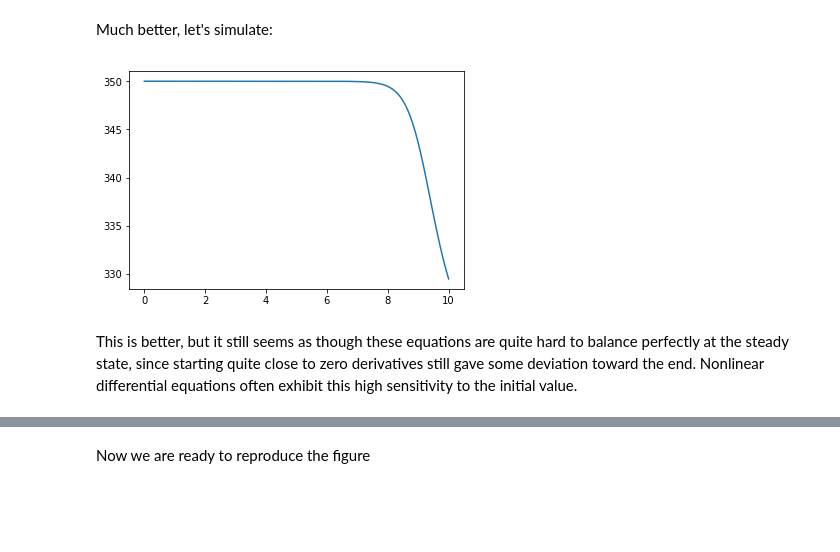
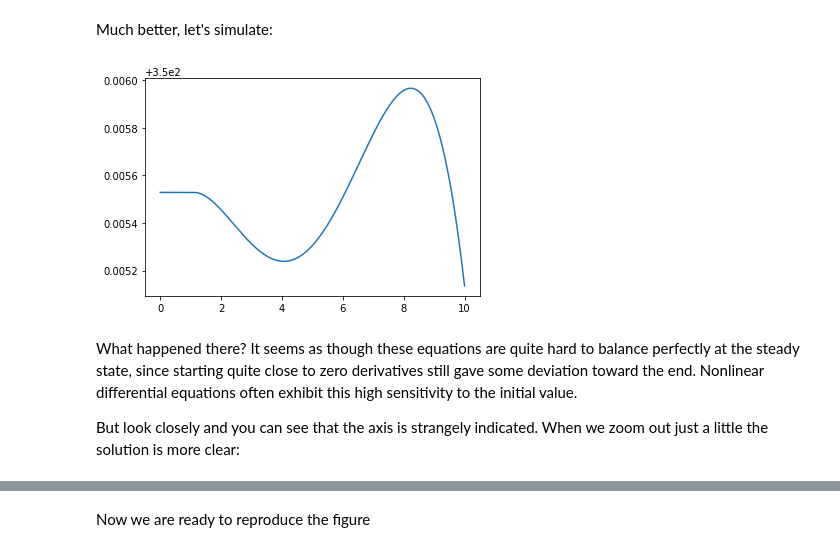
Before and after one commit to alchemyst/Dynamics-and-Control, a Jupyter notebook: 1_Dynamics/2_Time_domain_simulation/Nonlinear CSTR.ipynb, the cells around one changed output, grey strips where cells are left out. Cells and saved outputs as stored; diff of their text form; code cells hidden in the pictures; blank space fills up the shorter version.

Commit message:
Move CSTR simulation to solve_ivp

```diff
--- a/1_Dynamics/2_Time_domain_simulation/Nonlinear CSTR.ipynb
+++ b/1_Dynamics/2_Time_domain_simulation/Nonlinear CSTR.ipynb
@@ -48,7 +48,7 @@ T0 = 350  # K
 # %% [markdown]
 We define the function to calculate the derivatives here.
 # %%
-def intsys(x, t):
+def intsys(t, x):
     cA, T = x
     k = k0*numpy.exp(-E_over_R/T)
     w = q*rho
@@ -75,5 +72,0 @@ t = numpy.linspace(0, 10, 1000)
-# %%
-r = scipy.integrate.odeint(intsys, x0, t)
-cA, T = r.T
-plt.plot(t, T)
-plt.show()
@@ -81,0 +73,7 @@ plt.show()
+# %%
+tspan = (0, 10)
+t = numpy.linspace(*tspan, 1000)
+# %%
+def simulate():
+    r = scipy.integrate.solve_ivp(intsys, tspan, x0, dense_output=True)
+    return r.sol(t)
@@ -101,11 +106,12 @@ ss(x0)
 # %% [markdown]
 Much better, let's simulate:
 # %%
-r = scipy.integrate.odeint(intsys, x0, t)
-cA, T = r.T
+cA, T = simulate()
 plt.plot(t, T)
 plt.show()
 # %% [output]
-[figure, old version]
+[figure, new version]
 # %% [markdown]
-This is better, but it still seems as though these equations are quite hard to balance perfectly at the steady state, since starting quite close to zero derivatives still gave some deviation toward the end. Nonlinear differential equations often exhibit this high sensitivity to the initial value.
+What happened there? It seems as though these equations are quite hard to balance perfectly at the steady state, since starting quite close to zero derivatives still gave some deviation toward the end. Nonlinear differential equations often exhibit this high sensitivity to the initial value.
+
+But look closely and you can see that the axis is strangely indicated. When we zoom out just a little the solution is more clear:
```
Also changed, not shown: parts of 14 cells of this notebook.
